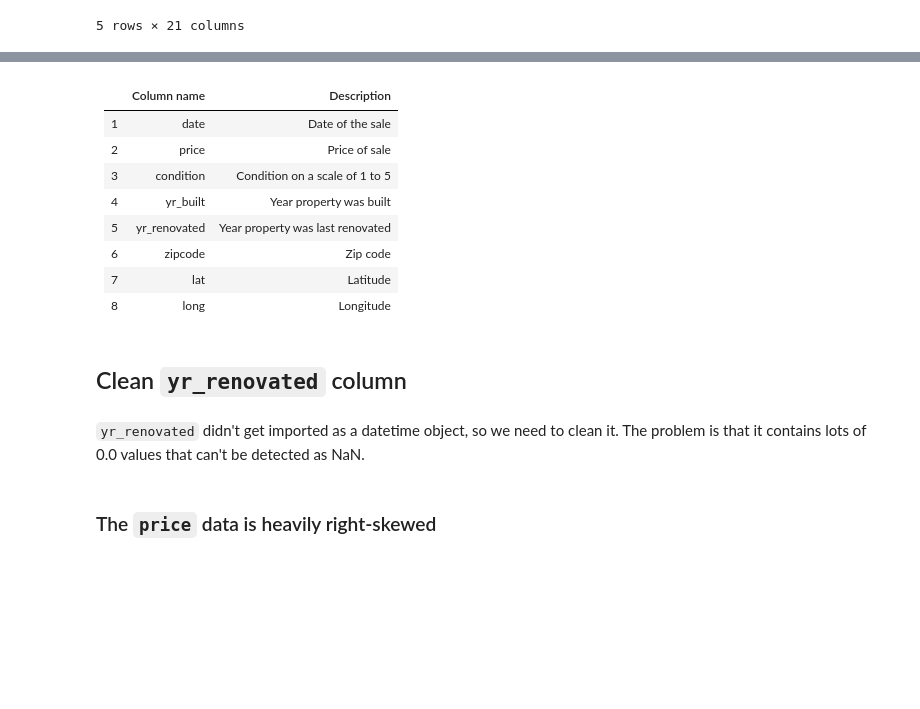
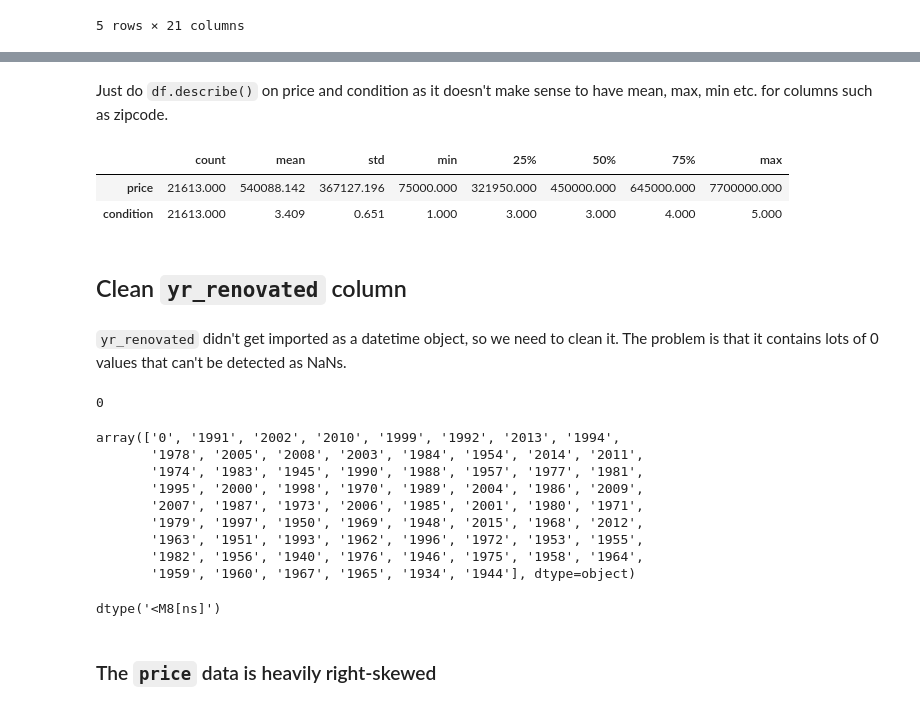
Before and after one commit to johnheaven/ds-eda-project, a Jupyter notebook: EDA.ipynb, the cells around one changed output, grey strips where cells are left out. Cells and saved outputs as stored; diff of their text form; code cells hidden in the pictures; blank space fills up the shorter version.

```diff
--- a/EDA.ipynb
+++ b/EDA.ipynb
@@ -89,24 +129,41 @@ df.iloc[:, 2:4].describe()
-# %% [markdown]
-|    | Column name   | Description   |
-|---:|:--------------|:--------------|
-|  1 | date          | Date of the sale             |
-|  2 | price         | Price of sale |
-|  3 | condition     | Condition on a scale of 1 to 5 |
-| 4 | yr_built      | Year property was built |
-| 5 | yr_renovated  | Year property was last renovated |
-| 6 | zipcode       | Zip code |
-| 7 | lat           | Latitude |
-| 8 | long          | Longitude |
+# %% [markdown]
+Just do `df.describe()` on price and condition as it doesn't make sense to have mean, max, min etc. for columns such as zipcode.
+# %%
+#df.iloc[:, 2:4].describe()
+df.describe().T.drop(['id', 'lat', 'long', 'zipcode'])
+# %% [output]
+|  | count | mean | std | min | 25% | 50% | 75% | max |
+| price | 21613.000 | 540088.142 | 367127.196 | 75000.000 | 321950.000 | 450000.000 | 645000.000 | 7700000.000 |
+| condition | 21613.000 | 3.409 | 0.651 | 1.000 | 3.000 | 3.000 | 4.000 | 5.000 |
 # %% [markdown]
 ## Clean `yr_renovated` column
 # %% [markdown]
-`yr_renovated` didn't get imported as a datetime object, so we need to clean it. The problem is that it contains lots of 0.0 values that can't be detected as NaN.
+`yr_renovated` didn't get imported as a datetime object, so we need to clean it. The problem is that it contains lots of 0 values that can't be detected as NaNs.
+# %%
+# all values are numeric
+len(df.yr_renovated[~df.yr_renovated.str.isnumeric()])
+# %% [output]
+0
+# %%
+df.yr_renovated.unique()
+# %% [output]
+array(['0', '1991', '2002', '2010', '1999', '1992', '2013', '1994',
+       '1978', '2005', '2008', '2003', '1984', '1954', '2014', '2011',
+       '1974', '1983', '1945', '1990', '1988', '1957', '1977', '1981',
+       '1995', '2000', '1998', '1970', '1989', '2004', '1986', '2009',
+       '2007', '1987', '1973', '2006', '1985', '2001', '1980', '1971',
+       '1979', '1997', '1950', '1969', '1948', '2015', '1968', '2012',
+       '1963', '1951', '1993', '1962', '1996', '1972', '1953', '1955',
+       '1982', '1956', '1940', '1976', '1946', '1975', '1958', '1964',
+       '1959', '1960', '1967', '1965', '1934', '1944'], dtype=object)
 # %%
 df["yr_renovated"] = pd.to_datetime(
-    df["yr_renovated"].replace("0.0", np.NaN), format="%Y.0"
+    df["yr_renovated"].astype(int).replace(0, np.NaN), format="%Y"
     )
 
 df["yr_renovated"].dtype
+# %% [output]
+dtype('<M8[ns]')
 # %% [markdown]
 ### The `price` data is heavily right-skewed
 # %% [markdown]
```
Also changed, not shown: parts of 8 cells of this notebook, 2 other files.
